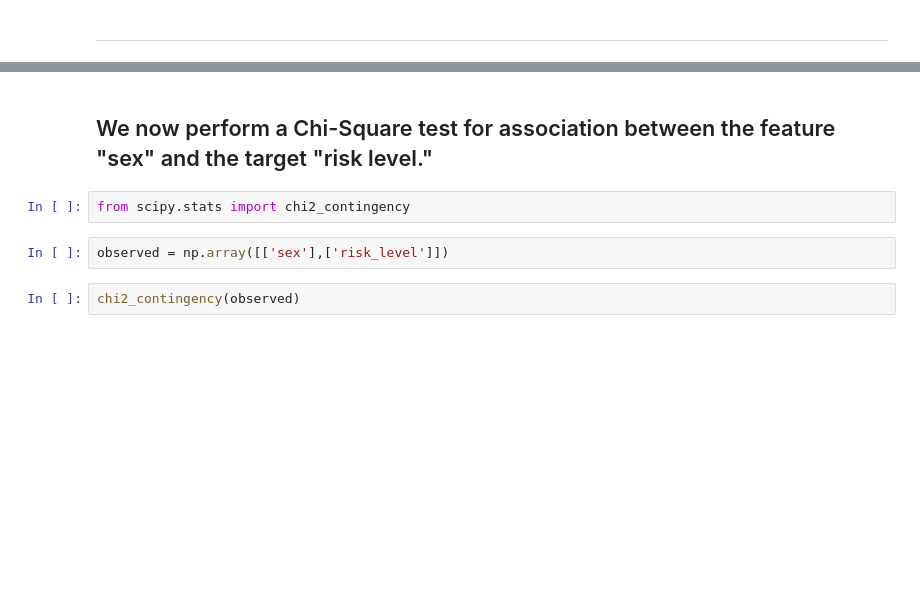
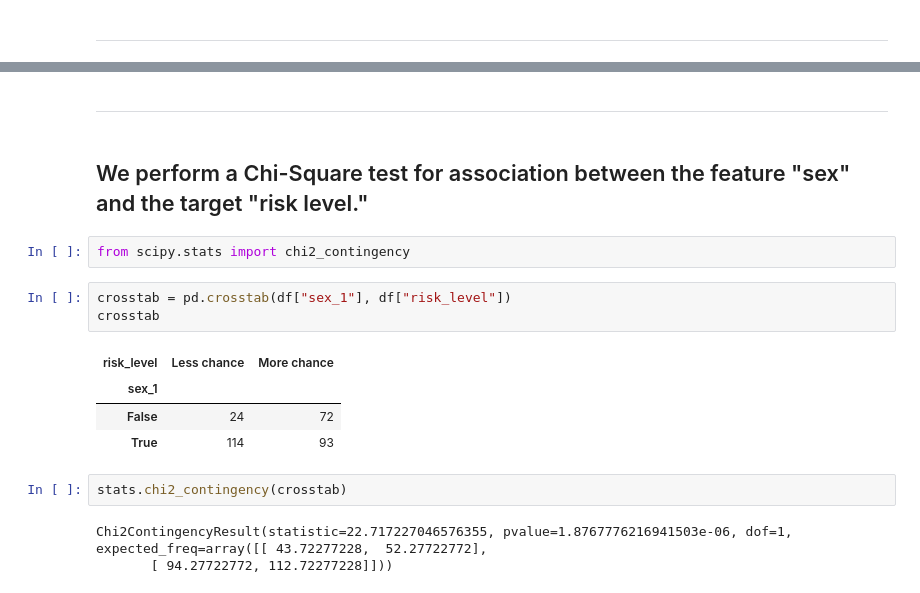
Before and after one commit to markcoty/Heart-Attack-Prediction-Model, a Jupyter notebook: 1 - Heart Project EDA-v5.ipynb, the cells around one changed output, grey strips where cells are left out. Drawn from its saved outputs; the diff is of its cells as text; blank space fills up the shorter version.

```diff
--- a/1 - Heart Project EDA-v5.ipynb
+++ b/1 - Heart Project EDA-v5.ipynb
@@ -1336,8 +1340,19 @@ MannwhitneyuResult(statistic=9784.5, pvalue=0.03465244526020498)
+# %% [markdown]
+----------------------------------------------------------------------------------------------------------------------------------
 # %% [markdown]
-## We now perform a Chi-Square test for association between the feature "sex" and the target "risk level."
+## We perform a Chi-Square test for association between the feature "sex" and the target "risk level."
 # %%
 from scipy.stats import chi2_contingency
-# %%
-observed = np.array([['sex'],['risk_level']])
-# %%
-chi2_contingency(observed)
+# %%
+crosstab = pd.crosstab(df["sex_1"], df["risk_level"])
+crosstab
+# %% [output]
+| risk_level | Less chance | More chance |
+| sex_1 |  |  |
+| False | 24 | 72 |
+| True | 114 | 93 |
+# %%
+stats.chi2_contingency(crosstab)
+# %% [output]
+Chi2ContingencyResult(statistic=22.717227046576355, pvalue=1.8767776216941503e-06, dof=1, expected_freq=array([[ 43.72277228,  52.27722772],
+       [ 94.27722772, 112.72277228]]))
```
Also changed, not shown: parts of 12 cells of this notebook.
